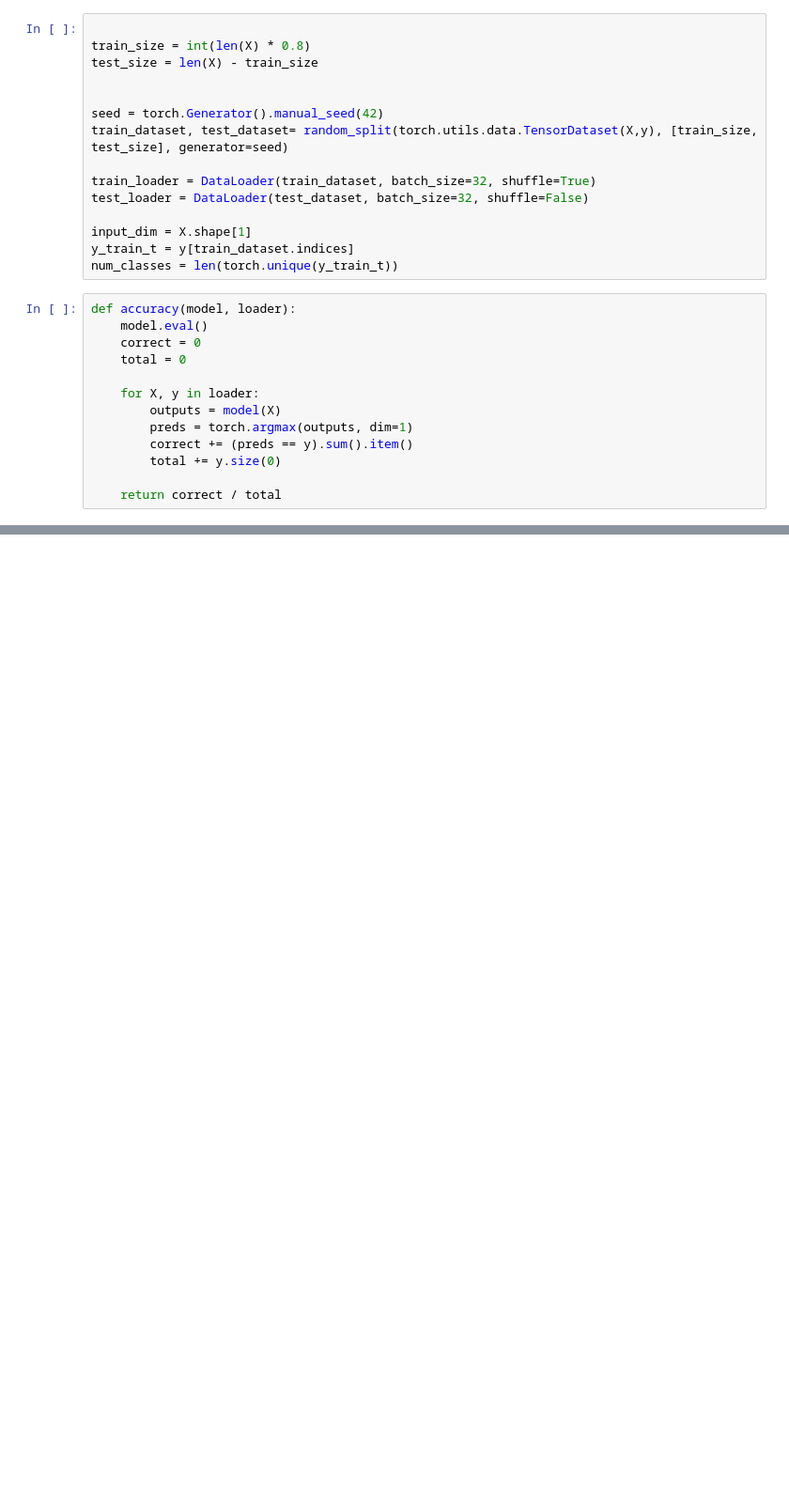
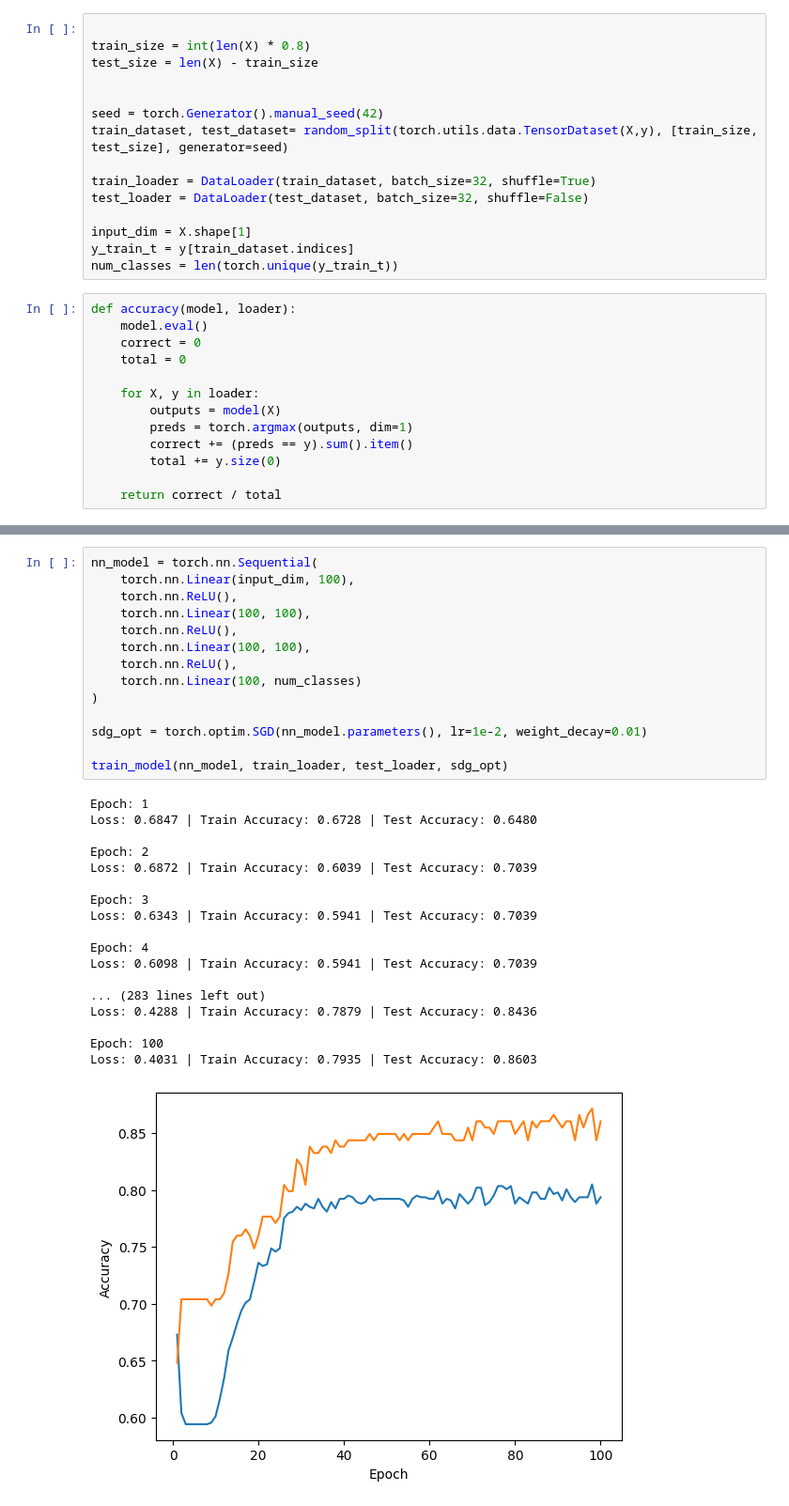
Before and after one commit to hahnspena102/csc487-lab4.1, a Jupyter notebook: Lab 4.1.ipynb, the cells around one changed output, grey strips where cells are left out. Shown at 94% size. Cells and saved outputs as stored; diff of their text form; blank space fills up the shorter version.

```diff
--- a/Lab 4.1.ipynb
+++ b/Lab 4.1.ipynb
@@ -133,0 +194,33 @@ Loss: 0.5459 | Train Accuracy: 0.8076 | Test Accuracy: 0.8771
+# %%
+nn_model = torch.nn.Sequential(
+    torch.nn.Linear(input_dim, 100),
+    torch.nn.ReLU(),
+    torch.nn.Linear(100, 100),
+    torch.nn.ReLU(),
+    torch.nn.Linear(100, 100),
+    torch.nn.ReLU(),
+    torch.nn.Linear(100, num_classes)
+)
+
+sdg_opt = torch.optim.SGD(nn_model.parameters(), lr=1e-2, weight_decay=0.01)
+
+train_model(nn_model, train_loader, test_loader, sdg_opt)
+# %% [output]
+Epoch: 1
+Loss: 0.6847 | Train Accuracy: 0.6728 | Test Accuracy: 0.6480
+
+Epoch: 2
+Loss: 0.6872 | Train Accuracy: 0.6039 | Test Accuracy: 0.7039
+
+Epoch: 3
+Loss: 0.6343 | Train Accuracy: 0.5941 | Test Accuracy: 0.7039
+
+Epoch: 4
+Loss: 0.6098 | Train Accuracy: 0.5941 | Test Accuracy: 0.7039
+
+... (283 lines left out)
+Loss: 0.4288 | Train Accuracy: 0.7879 | Test Accuracy: 0.8436
+
+Epoch: 100
+Loss: 0.4031 | Train Accuracy: 0.7935 | Test Accuracy: 0.8603
+[figure, added]
```
Also changed, not shown: parts of 16 cells of this notebook.
